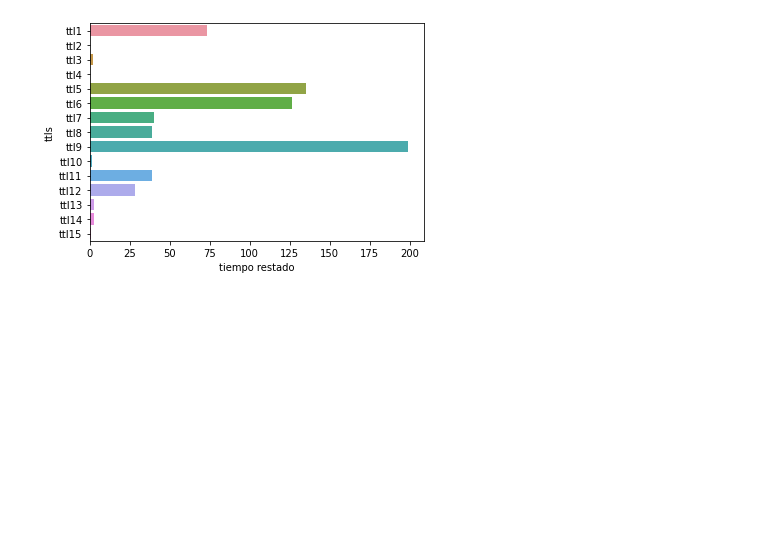
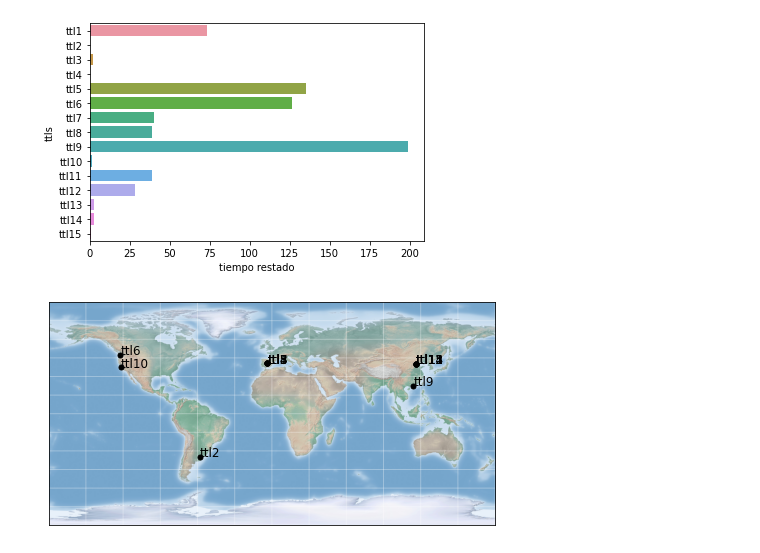
Before and after one commit to Luciano-Tarsia/TP2---Teoria-de-las-Comunicaciones, a Jupyter notebook: experimentacion.ipynb, the cells around one changed output. Drawn from its saved outputs; the diff is of its cells as text; code cells hidden in the pictures; blank space fills up the shorter version.

```diff
--- a/experimentacion.ipynb
+++ b/experimentacion.ipynb
@@ -116,3 +118,52 @@ ax = sns.barplot(
 fig = ax.get_figure()
 # %% [output]
 [figure]
+# %%
+from itertools import chain
+
+def draw_map(m, scale=0.2):
+    # draw a shaded-relief image
+    m.shadedrelief(scale=scale)
+
+    # lats and longs are returned as a dictionary
+    lats = m.drawparallels(np.linspace(-90, 90, 13))
+    lons = m.drawmeridians(np.linspace(-180, 180, 13))
+
+    # keys contain the plt.Line2D instances
+    lat_lines = chain(*(tup[1][0] for tup in lats.items()))
+    lon_lines = chain(*(tup[1][0] for tup in lons.items()))
+    all_lines = chain(lat_lines, lon_lines)
+
+    # cycle through these lines and set the desired style
+    for line in all_lines:
+        line.set(linestyle='-', alpha=0.3, color='w')
+# %%
+import numpy as np
+import matplotlib.pyplot as plt
+from mpl_toolkits.basemap import Basemap
+import requests
+
+locations = []
+
+for ip in most_frequent_ip.values():
+    response = requests.get("http://ip-api.com/json/"+ip).json()
+    if (response['status'] == 'success'):
+        locations.append([response['lat'], response['lon']])
+    else:
+        locations.append([0, 0])
+
+fig = plt.figure(figsize=(8, 6), edgecolor='w')
+m = Basemap(projection='cyl', resolution=None,
+            llcrnrlat=-90, urcrnrlat=90,
+            llcrnrlon=-180, urcrnrlon=180, )
+draw_map(m)
+
+# Map (long, lat) to (x, y) for plotting
+for i in range(len(df)):
+    if ((locations[i][0] != 0) and (locations[i][1] != 0)):
+        x = locations[i][1]
+        y = locations[i][0]
+        plt.plot(x, y, 'ok', markersize=5)
+        plt.text(x, y, df.iloc[i].ttls, fontsize=12);
+# %% [output]
+[figure, added]
```
Also changed, not shown: parts of 8 cells of this notebook.
